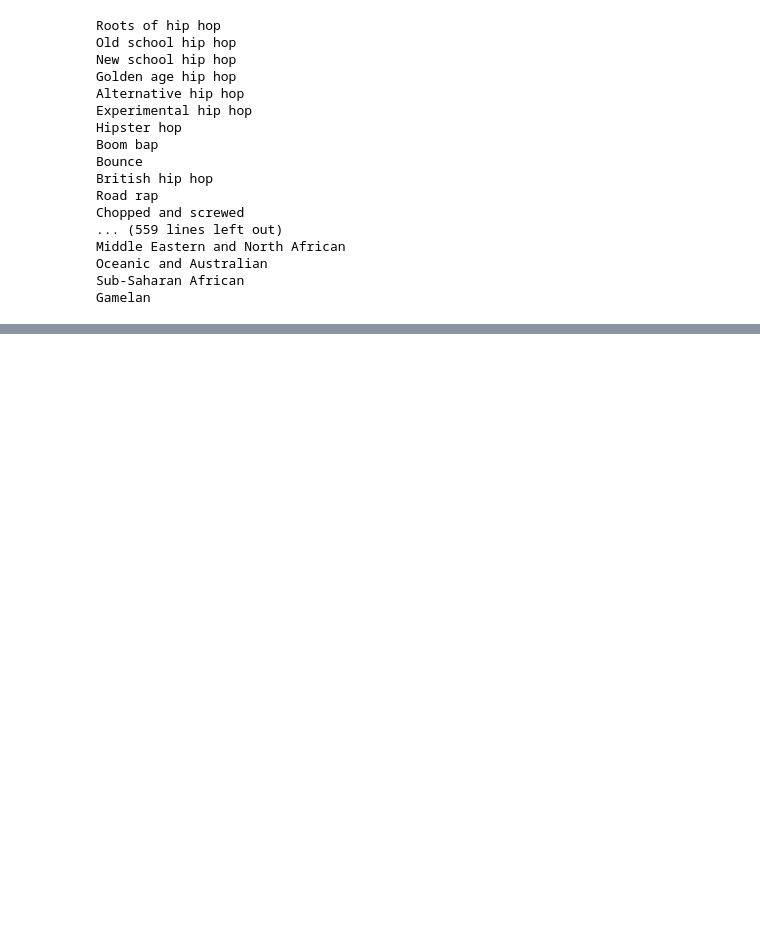
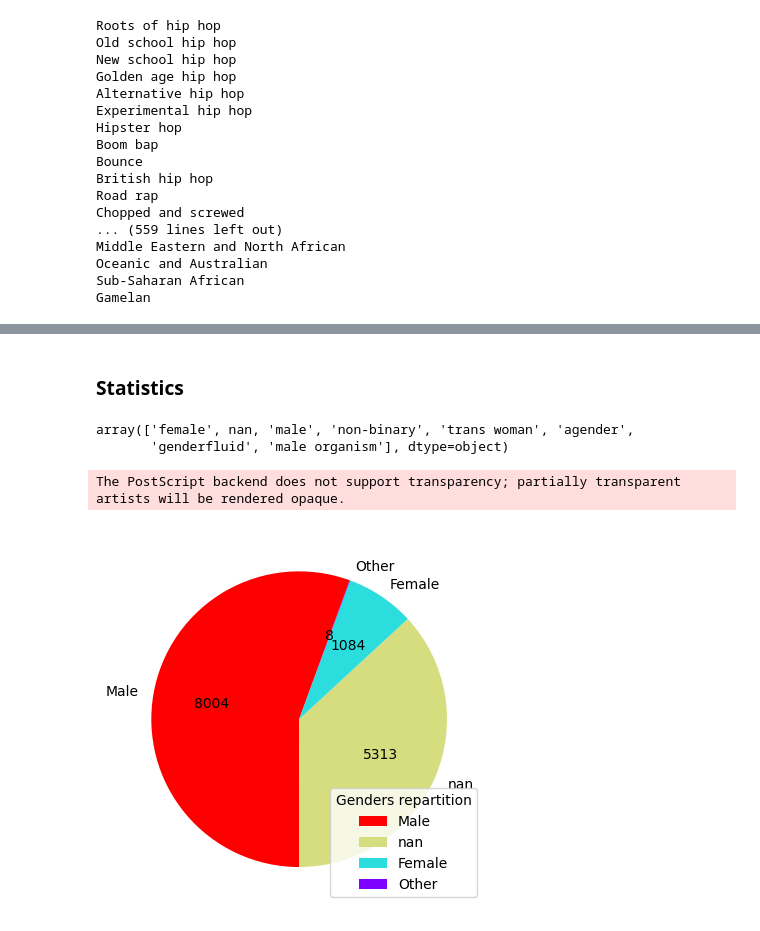
Before and after one commit to sizmar2018/master_thesis_women_in_jazz, a Jupyter notebook: code/cleaning/cleaning_data.ipynb, the cells around one changed output, grey strips where cells are left out. Cells and saved outputs as stored; diff of their text form; code cells hidden in the pictures; blank space fills up the shorter version.

```diff
--- a/code/cleaning/cleaning_data.ipynb
+++ b/code/cleaning/cleaning_data.ipynb
@@ -486,0 +865,2 @@ Gamelan
+# %% [markdown]
+### Statistics
@@ -486,0 +870,20 @@ Gamelan
+# %%
+df = pd.read_csv("../../data/artists/mjf_musicians_info.csv",sep=",")
+# %%
+df["gender"].unique()
+# %% [output]
+array(['female', nan, 'male', 'non-binary', 'trans woman', 'agender',
+       'genderfluid', 'male organism'], dtype=object)
+# %%
+df["gender"] = df["gender"].apply(lambda x : "Other" if x=="genderfluid" or  x=="male organism" or  x=="agender"  or x=="trans woman"or x=="non-binary" else x )
+# %%
+y = df.loc[:,"gender"].value_counts(dropna=False)
+mylabels = ["Male", "nan", "Female","Other"]
+colors = cm.rainbow_r(np.linspace(0, 1, len(mylabels)))
+plt.pie(y, labels = mylabels,startangle = 70, autopct=lambda x: '{:.0f}'.format(x*y.sum()/100),colors=colors)
+plt.legend(title = "Genders repartition")
+plt.savefig("gender.eps", format="eps")
+plt.show()
+# %% [output]
+The PostScript backend does not support transparency; partially transparent artists will be rendered opaque.
+[figure, added]
```
Also changed, not shown: parts of 58 cells of this notebook, 31 other files.
